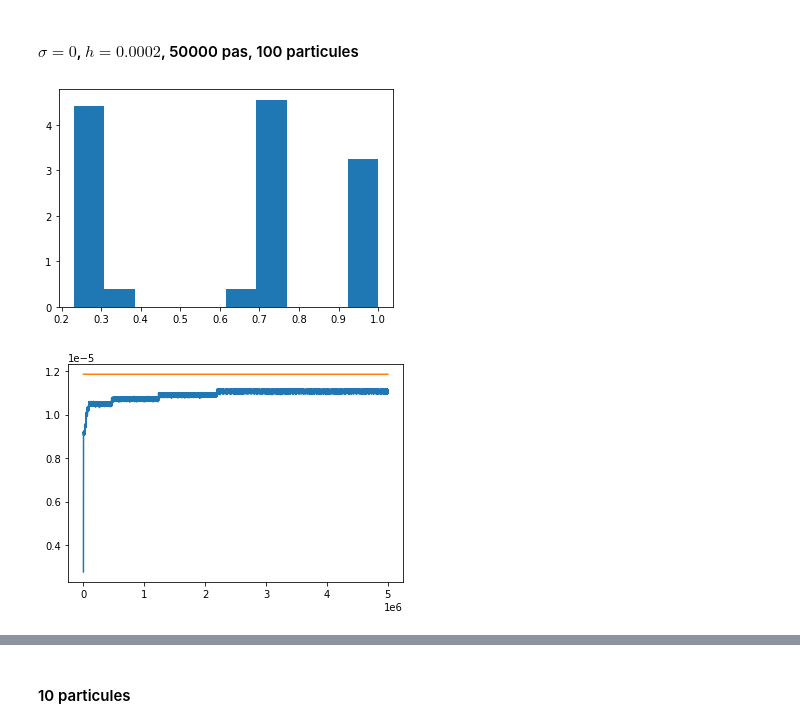
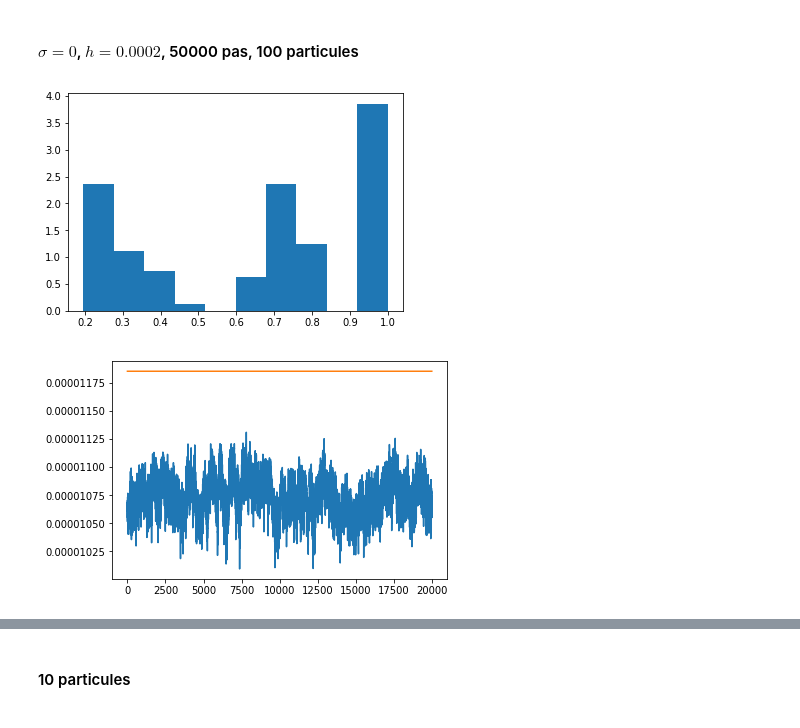
Before and after one commit to helferchichi/stage-M1, a Jupyter notebook: cubic optimal design .ipynb, the cells around one changed output, grey strips where cells are left out. Saved outputs shown, nothing was run; the diff lists cells and outputs as text; code cells hidden in the pictures.

```diff
--- a/cubic optimal design .ipynb
+++ b/cubic optimal design .ipynb
@@ -45,17 +102,18 @@ opt = Mro(ro_star, f)[0]
 # %% [markdown]
 #### $\sigma = 0$, $ h= 0.0002 $, 50000 pas, 100 particules
 # %%
-nt = 5000000
-h= 0.1
-sigma = 0.01 # mettre sigma à 0 pour ne pas ajouter d'entropie
+nt = 20000
+h= 0.01
+sigma = 0.03 # mettre sigma à 0 pour ne pas ajouter d'entropie
+alpha = 20 # mettre à 0 pour ne pas ajouter de birth death
 ro = np.linspace(0,1,100)
 M, invM = Mro(ro,f)
-rof, val_list = flow(ro, f, df, h, nt, sigma)
+rof, val_list = flow(rof, f, df, h, nt, sigma, alpha)
 plt.hist(rof, bins=10, density=True)
 plt.show()
 plt.plot(np.arange(nt), val_list)
 plt.plot(np.arange(nt), opt + 0 * np.arange(nt))
 plt.show()
 # %% [output]
-[figure, old version]
+[figure, new version]
-[figure, old version]
+[figure, new version]
```
Also changed, not shown: parts of 2 cells of this notebook.
